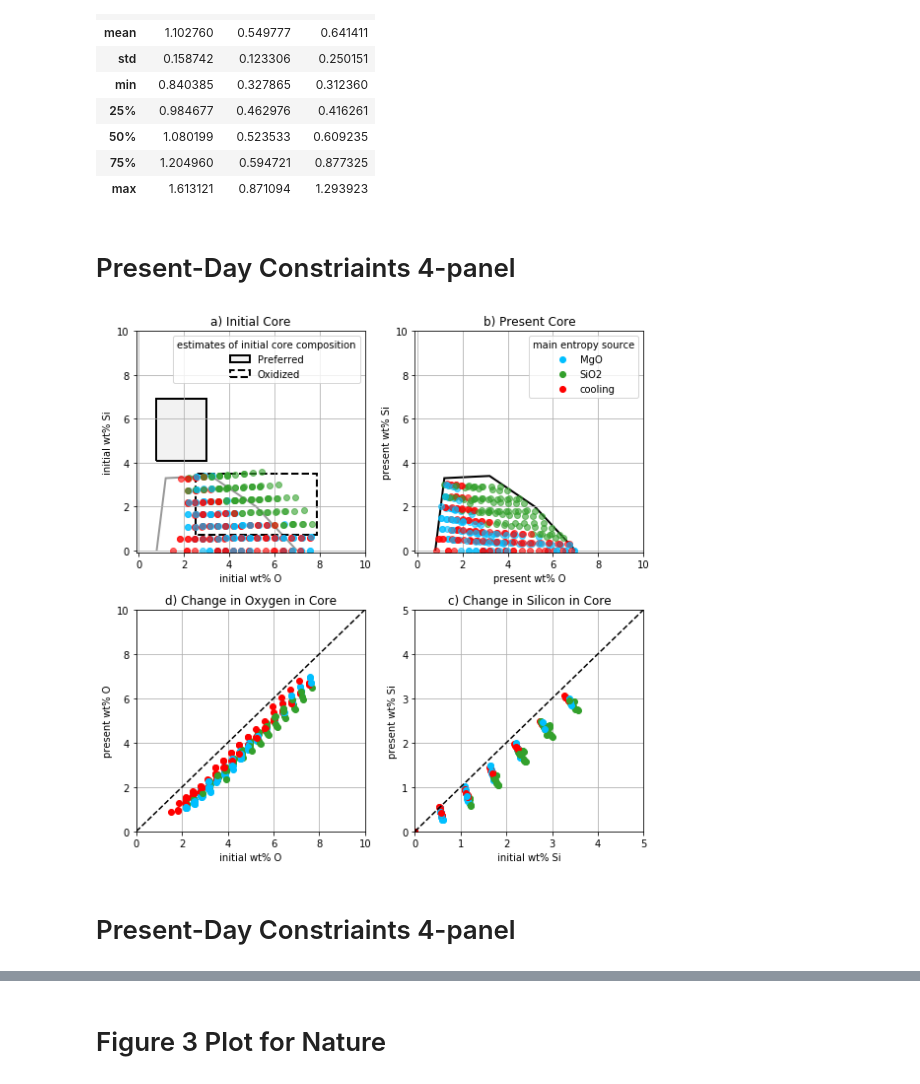
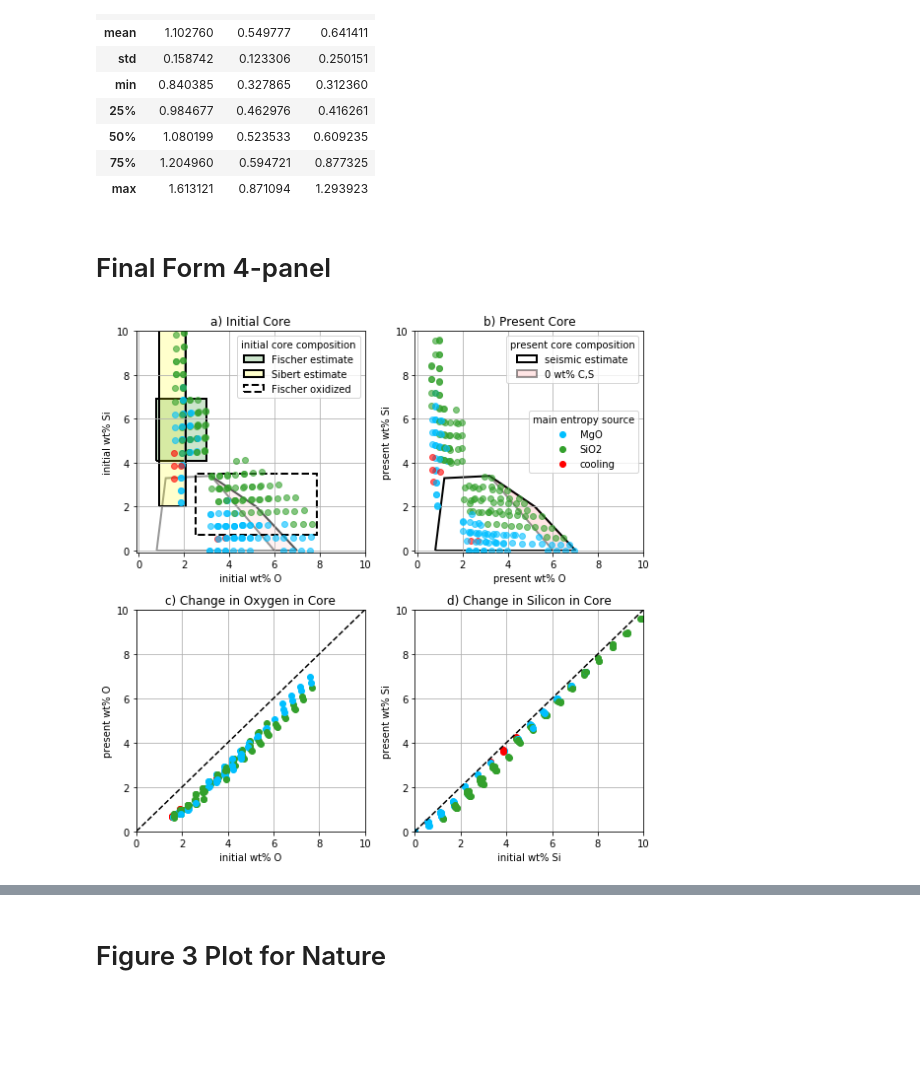
Before and after one commit to nknezek/MgSi-Exsolution, a Jupyter notebook: run explore space.ipynb, the cells around one changed output, grey strips where cells are left out. Cells and saved outputs as stored; diff of their text form; code cells hidden in the pictures; blank space fills up the shorter version.

```diff
--- a/run explore space.ipynb
+++ b/run explore space.ipynb
@@ -194,5 +194,5 @@ True
 # %%
-x0 = [10,1,1,1]
+x0 = [1,1,1,1]
 r_i = compute_one_run(x0,0)
 r_i/1e3
 # %% [output]
@@ -1530,21 +1669,6 @@ plt.xlim(0,5)
 mpl.colors.hex2color('#00BFFF')
 # %% [output]
 (0.0, 0.7490196078431373, 1.0)
-# %%
-def get_color(cname):
-    cnames = ['FeO','MgO','SiO2','cooling']
-    coolcolor = (1,0,0,1)
-    scolor = (0.2, 0.6274509803921569, 0.17254901960784313,1)
-    fcolor  = (0.7294117647058823, 0.3333333333333333, 0.8274509803921568,1)
-    mcolor = (0.0, 0.7490196078431373, 1.0,1)
-    colors = [fcolor,mcolor,scolor, coolcolor]
-    return colors[cnames.index(cname)]
-
-def maxE_color(df):
-    cvals = df[cvar].fillna('FeO')
-    colors = np.array([get_color(v) for v in cvals])
-    colors[df[cvar].isnull()] = (1,1,1,0)
-    return colors
 # %% [markdown]
 # Oxidized Initial and Final Constraints (Fischer and Badro)
 # %%
@@ -1568,23 +1692,28 @@ df[['deltawtO','deltawtSi','deltawtMg']].describe()
 | 75% | 1.204960 | 0.594721 | 0.877325 |
 | max | 1.613121 | 0.871094 | 1.293923 |
 # %% [markdown]
-# Present-Day Constriaints 4-panel
+# Final Form 4-panel
 # %%
 # Present-day constraints (Badro seismic model)
 alpha = .6
+
+
 df = df10
-df = df10[df10['wt_O_p']<=7]
-df = df[df['wt_O_p']>=.8]
-df = df[df['wt_Si_p']<=3.3]
-df = df[df['wt_Si_p']>=0.]
-# df = df[df['T_cmb0']>=5600]
+df = df[df['wt_O_p']<=10]
+# df = df[df['wt_O_p']<=df['wt_O_0']]
+df = df[df['wt_Si_p']<=10]
+df = df[df['T_cmb0']<=5700]
 df = df[df['wt_Mg_0']<=1.5]
 for i,row in df.iterrows():
     df.loc[i,'in_BadroSeismicPresent'] = BadroSeismicOSiPath.contains_point((row['wt_O_p'],row['wt_Si_p']))
     df.loc[i,'in_FischerOxidizedInitial'] = FischerOxidizedPath.contains_point((row['wt_O_0'],row['wt_Si_0']))
+    df.loc[i,'in_FischerReferenceInitial'] = FischerReferencePath.contains_point((row['wt_O_0'],row['wt_Si_0']))
+    df.loc[i,'in_FischerReducedInitial'] = FischerReducedPath.contains_point((row['wt_O_0'],row['wt_Si_0']))
+    df.loc[i,'in_SiebertOSiPath'] = SiebertOSiPath.contains_point((row['wt_O_0'],row['wt_Si_0']))
 
-df = df[df['in_BadroSeismicPresent']==True]
-# df = df[df['in_FischerOxidizedInitial']==True]
+df = df[(df['in_FischerReferenceInitial']==True) | ((df['in_BadroSeismicPresent']==True) & (df['wt_O_p']>=2.))| (df['in_SiebertOSiPath']==True)]
+
+
 
 
 ymax = 10
@@ -1605,14 +1734,18 @@ colors = maxE_color(df)
 # colors= plt.cm.rainbow(cvals)
 patch = patches.PathPatch(BadroSeismicOSiPath, ls='-', lw=2., ec=(0,0,0,.4),fc=(1,1,1,0))
 ax.add_patch(patch)
-patch = patches.PathPatch(FischerReferencePath, lw=2., ec=(0,0,0,1), fc=(.5,.5,.5,.1),label='Preferred')
+patch = patches.PathPatch(BadroSeismicOSinoCSPath, ls='-', lw=2., ec=(0,0,0,.4),fc=(1,0,0,.05))
 ax.add_patch(patch)
-patch = patches.PathPatch(FischerOxidizedPath, ls='--', lw=2., ec=(0,0,0,1),fc=(1,1,1,0),label='Oxidized')
+patch = patches.PathPatch(FischerReferencePath, lw=2., ec=(0,0,0,1), fc=(0,.5,0,.2),label='Fischer estimate')
+ax.add_patch(patch)
+patch = patches.PathPatch(SiebertOSiPath, lw=2., ec=(0,0,0,1), fc=(1,1,0,.2),label='Sibert estimate')
+ax.add_patch(patch)
+patch = patches.PathPatch(FischerOxidizedPath, ls='--', lw=2., ec=(0,0,0,1),fc=(1,1,1,0),label='Fischer oxidized')
 ax.add_patch(patch)
 # patch = patches.PathPatch(FischerReducedPath, lw=2., facecolor='blue', alpha=.2,label='Reduced')
 # ax.add_patch(patch)
 
-plt.legend(title='estimates of initial core composition')
+plt.legend(title='initial core composition')
 
 for x,y,c in zip(df[xvar],df[yvar],colors):
     plt.plot(x,y,'o',color=c,alpha=alpha)
@@ -1630,7 +1763,9 @@ xvar = 'wt_O_p'
 yvar = 'wt_Si_p'
 # cvals = (df[cvar])/np.max(df[cvar])
 # colors= plt.cm.rainbow(cvals)
-patch = patches.PathPatch(BadroSeismicOSiPath, ls='-', lw=2., ec=(0,0,0,1),fc=(1,1,1,0), label='present')
+patch = patches.PathPatch(BadroSeismicOSiPath, ls='-', lw=2., ec=(0,0,0,1),fc=(1,1,1,0), label='seismic estimate')
+ax.add_patch(patch)
+patch = patches.PathPatch(BadroSeismicOSinoCSPath, ls='-', lw=2., ec=(0,0,0,.4),fc=(1,0,0,.1), label='0 wt% C,S')
 ax.add_patch(patch)
 # patch = patches.PathPatch(FischerOxidizedPath, ls='--', lw=2., ec=(0,0,0,.4),fc=(1,1,1,0), label='initial')
 # ax.add_patch(patch)
@@ -1638,10 +1773,14 @@ ax.add_patch(patch)
 # ax.add_patch(patch)
 # patch = patches.PathPatch(FischerReferencePath, lw=2., facecolor='green', alpha=.2,label='Referece Initial State')
 # ax.add_patch(patch)
+leg2 = plt.legend(loc='upper right', title='present core composition')
+
 cnl = np.array([cnames.index(v)/3 for v in cnames])
 lpatchs = [ plt.plot([],[], marker='o', ls="", mec=None, color=get_color(cnames[i]),
             label="{:s}".format(cnames[i]) )[0]  for i in range(len(cnames)) ]
-plt.legend(handles=lpatchs[1:], title='main entropy source')
+leg1 = plt.legend(handles=lpatchs[1:], title='main entropy source', loc='center right')
+plt.gca().add_artist(leg2)
+
 
 for x,y,c in zip(df[xvar],df[yvar],colors):
     plt.plot(x,y,'o',color=c,alpha=alpha)
@@ -1652,38 +1791,36 @@ plt.title('b) Present Core')
 plt.ylim(-.1,ymax)
 plt.xlim(-.1,10)
 plt.grid()
 
 
 plt.subplot(223)
 xvar = 'wt_O_0'
 yvar = 'wt_O_p'
 for x,y,c in zip(df[xvar],df[yvar],colors):
     plt.plot(x,y,'o',color=c)
 plt.plot([0,10],[0,10],'k--')
 plt.xlabel('initial wt% O')
 plt.ylabel('present wt% O')
-plt.title('d) Change in Oxygen in Core')
+plt.title('c) Change in Oxygen in Core')
 plt.ylim(0,10)
 plt.xlim(0,10)
 plt.grid()
 
 
 plt.subplot(224)
 xvar = 'wt_Si_0'
 yvar = 'wt_Si_p'
 for x,y,c in zip(df[xvar],df[yvar],colors):
     plt.plot(x,y,'o',color=c)
 plt.plot([0,10],[0,10],'k--')
 plt.xlabel('initial wt% Si')
 plt.ylabel('present wt% Si')
-plt.title('c) Change in Silicon in Core')
-plt.ylim(0,5)
-plt.xlim(0,5)
+plt.title('d) Change in Silicon in Core')
+plt.ylim(0,10)
+plt.xlim(0,10)
 plt.grid()
 
 plt.tight_layout()
-plt.savefig('Core_composition_initfinal_4panel_Oxidized_Fischer2015.pdf')
+plt.savefig('Core_composition_initfinal_4panel_OxidizedAndPreferred_Fischer2015.pdf')
 # %% [output]
-[figure, old version]
+[figure, new version]
-# %% [markdown]
-# Present-Day Constriaints 4-panel
```
Also changed, not shown: parts of 17 cells of this notebook, 25 other files.
